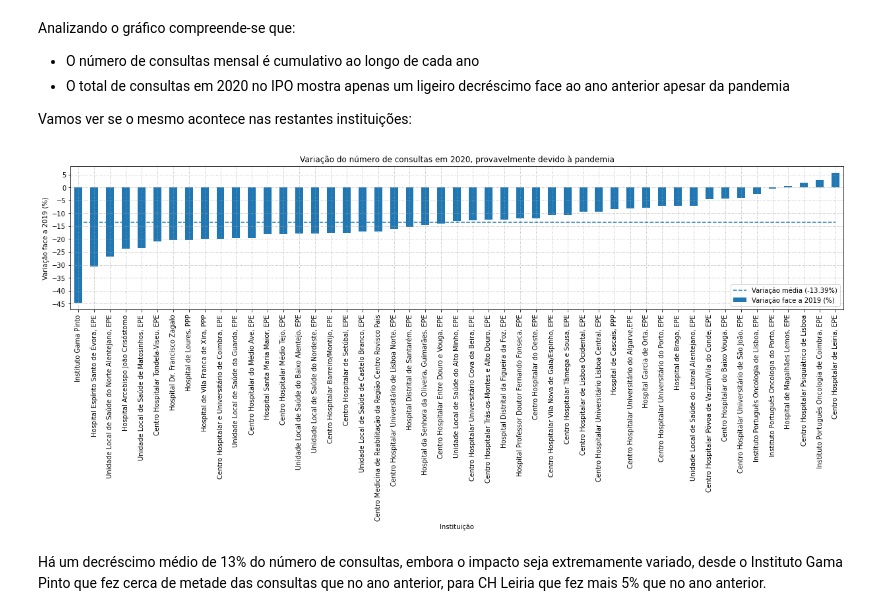
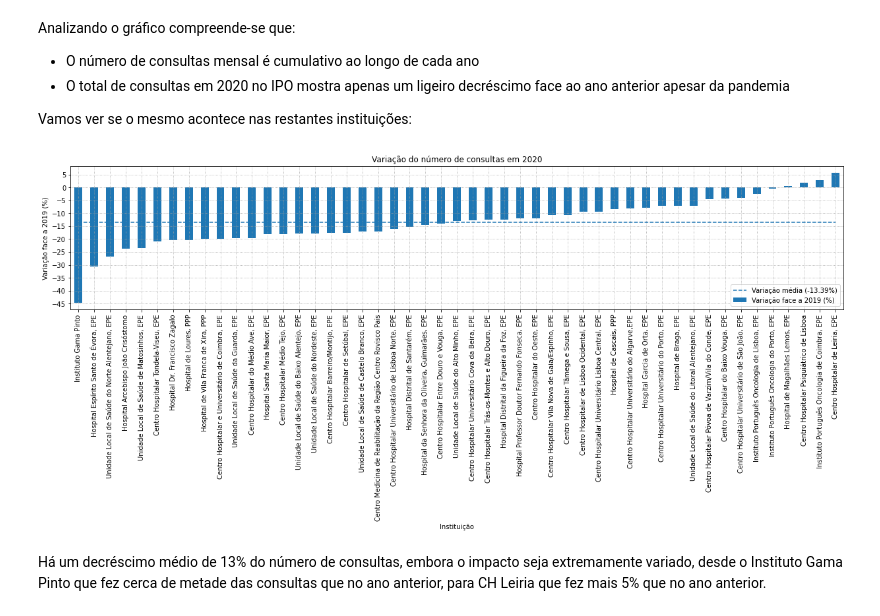
Before and after one commit to zevarela/dssg, a Jupyter notebook: Tutorial_DSSG_2021-06.ipynb, the cells around one changed output. Cells and saved outputs as stored; diff of their text form; code cells hidden in the pictures.

```diff
--- a/Tutorial_DSSG_2021-06.ipynb
+++ b/Tutorial_DSSG_2021-06.ipynb
@@ -177,24 +224,24 @@ Vamos ver se o mesmo acontece nas restantes instituições:
 # %%
 nome = 'Variação face a 2019 (%)'
 df = df_hosp.copy()
 
 df = df_hosp[['Período','Nº Consultas Médicas Total','Instituição']].copy().set_index('Instituição')
 df = 100*(df[(df.Período=='2020-12')][['Nº Consultas Médicas Total']] - df[df.Período=='2019-12'][['Nº Consultas Médicas Total']])/df[df.Período=='2020-12'][['Nº Consultas Médicas Total']]
 df.columns=[nome]
 
 df.sort_values(by=nome, inplace=True)
 ax = df.plot(figsize=(21,4), kind='bar')
-ax.set_title('Variação do número de consultas em 2020, provavelmente devido à pandemia');
+ax.set_title('Variação do número de consultas em 2020');
 ax.set_ylabel('Variação face a 2019 (%)');
 ax.set_xticks(range(len(df)))
 ax.set_xticklabels(df.index, rotation=90);
 ax.yaxis.set_major_locator(MultipleLocator(5))
 ax.grid(which='major', color='#A0A0A0', linestyle=':')
 média =  np.ones(len(df.index))*df[nome].mean()
 ax.plot(média, label=f"Variação média ({média[0]:.2f}%)", linestyle='--');
 ax.legend(loc='lower right');
 # %% [output]
-[figure, old version]
+[figure, new version]
 # %% [markdown]
 Há um decréscimo médio de 13% do número de consultas, embora o impacto seja extremamente variado, desde o Instituto Gama Pinto que fez cerca de metade das consultas que no ano anterior, para CH Leiria que fez mais 5% que no ano anterior.
 # %% [markdown]
```
Also changed, not shown: parts of 11 cells of this notebook.
